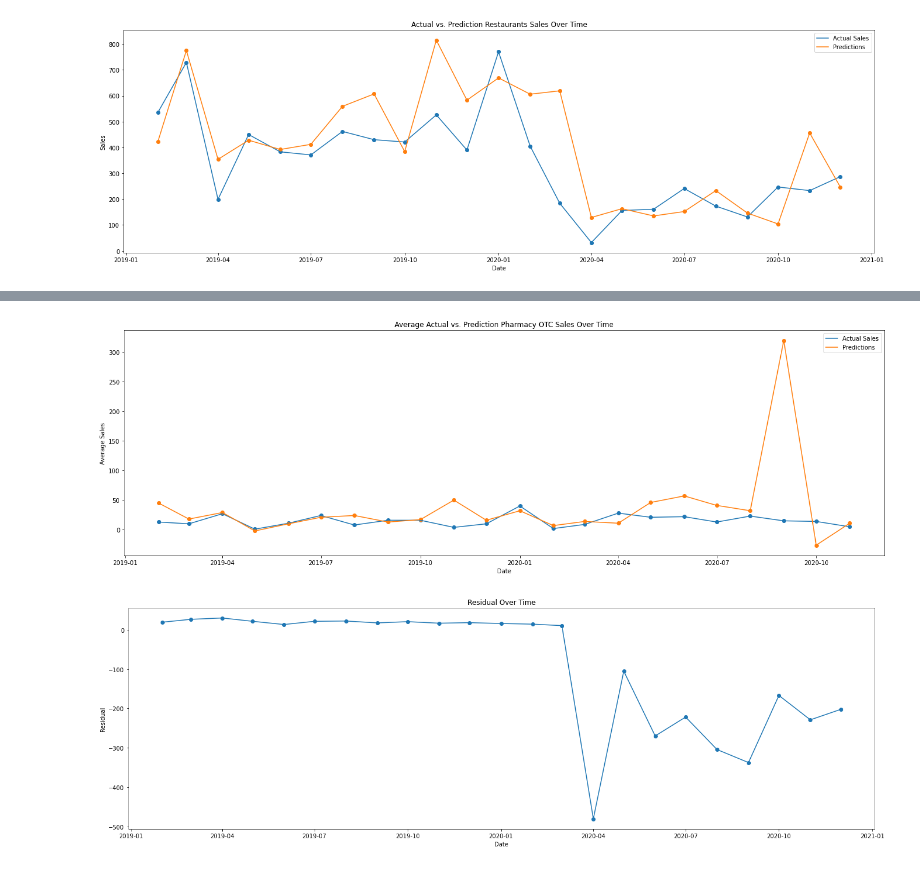
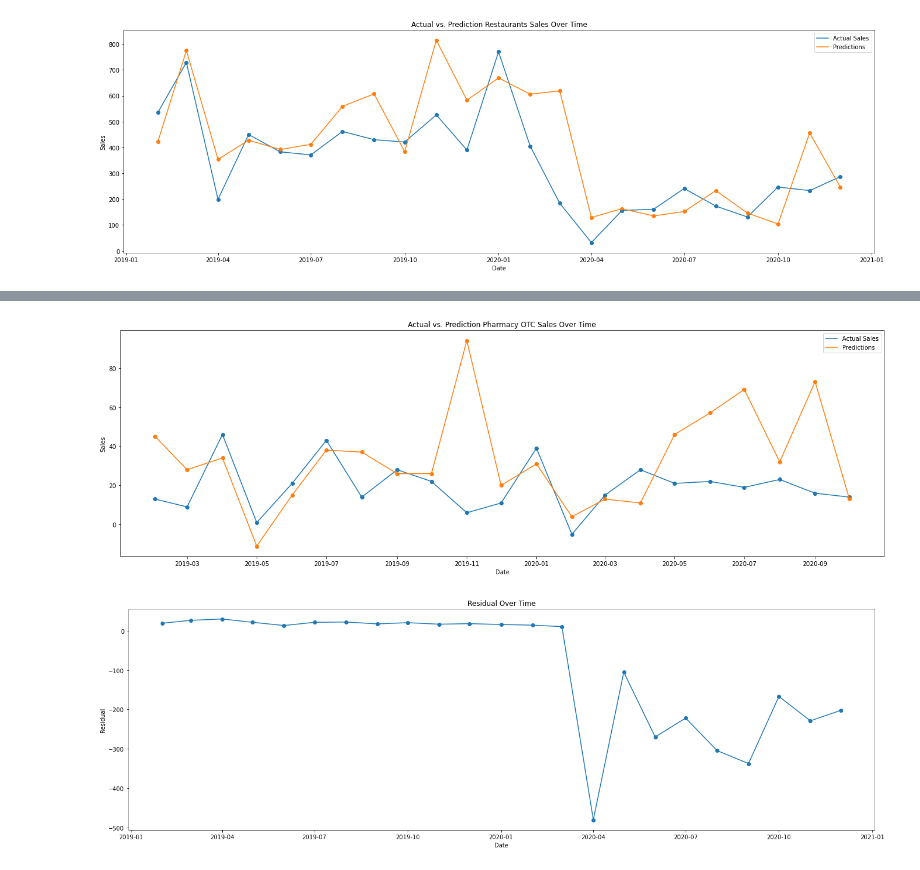
Before and after one commit to mtienpasertkij/Wegmans-Project, a Jupyter notebook: Time Series Final.ipynb, the cells around one changed output, grey strips where cells are left out. Drawn from its saved outputs; the diff is of its cells as text; code cells hidden in the pictures.

Commit message:
Time Series Update

```diff
--- a/Time Series Final.ipynb
+++ b/Time Series Final.ipynb
@@ -588,4 +588,2 @@ plt.show()
 # %%
 wegmansrf_otc = wegmansrf[(wegmansrf["DEPARTMENT_NAME"] == 'PHARMACY OTC')]
-# %%
-wegmansrf_otc = wegmansrf_otc.groupby(['monthyear'])[['SALES','Prediction']].mean().reset_index()
@@ -592,23 +600,25 @@ wegmansrf_otc = wegmansrf_otc.groupby(['monthyear'])[['SALES','Prediction']].mea
+# %%
+wegmansrf_otcsales = wegmansrf_otc[(wegmansrf_otc["CATEGORY_NAME"] == 'PHARMACY OTC CODED SALES')]
 # %%
-wegmansrf_otc["monthyear"] =  pd.to_datetime(wegmansrf_otc["monthyear"])
-x_date = wegmansrf_otc['monthyear']
-y = round(wegmansrf_otc['SALES'])
-y_pred = round(wegmansrf_otc['Prediction'])
+wegmansrf_otcsales["monthyear"] =  pd.to_datetime(wegmansrf_otcsales["monthyear"])
+x_date = wegmansrf_otcsales['monthyear']
+y = round(wegmansrf_otcsales['SALES'])
+y_pred = round(wegmansrf_otcsales['Prediction'])
 
 
 plt.figure(figsize=(23, 7))
 plt.scatter(x_date,y)
 plt.scatter(x_date,y_pred)
 plt.plot(x_date, y)
 plt.plot(x_date, y_pred)
 
-plt.title("Average Actual vs. Prediction Pharmacy OTC Sales Over Time")
+plt.title("Actual vs. Prediction Pharmacy OTC Sales Over Time")
 plt.legend(["Actual Sales", "Predictions"])
 plt.xlabel("Date")
-plt.ylabel("Average Sales")
+plt.ylabel("Sales")
 plt.show()
 # %% [output]
-[figure, old version]
+[figure, new version]
 # %%
 wegmansrf['Residual'] = wegmansrf['SALES'] - wegmansrf['Prediction']
 # %%
```
Also changed, not shown: parts of 7 cells of this notebook.
